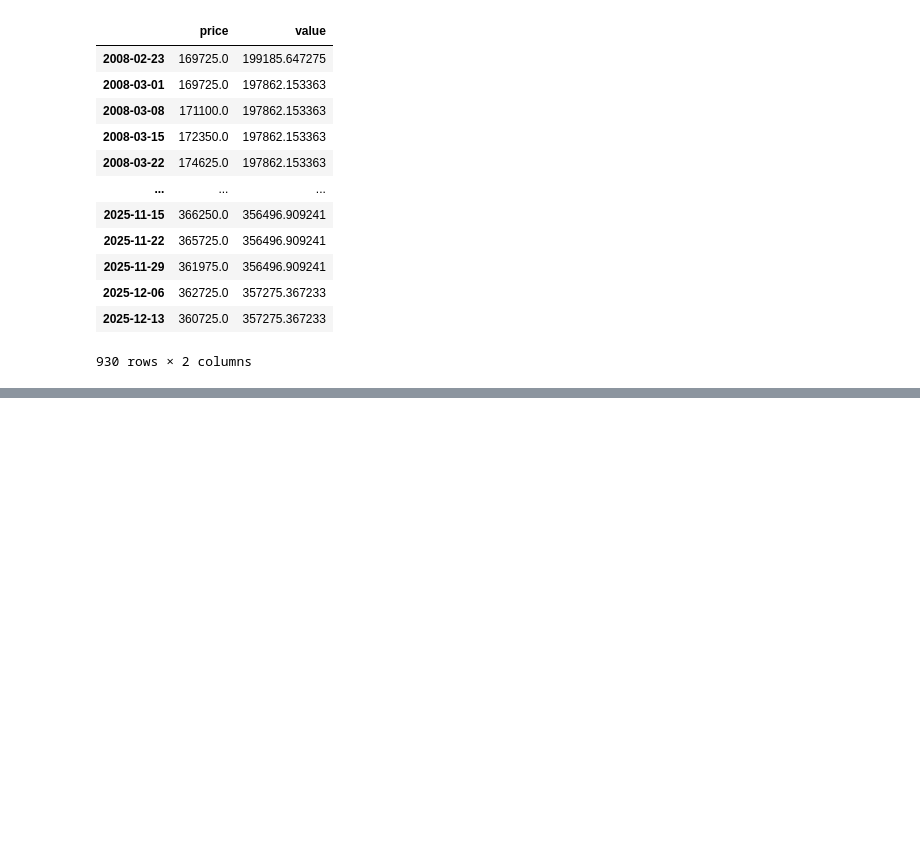
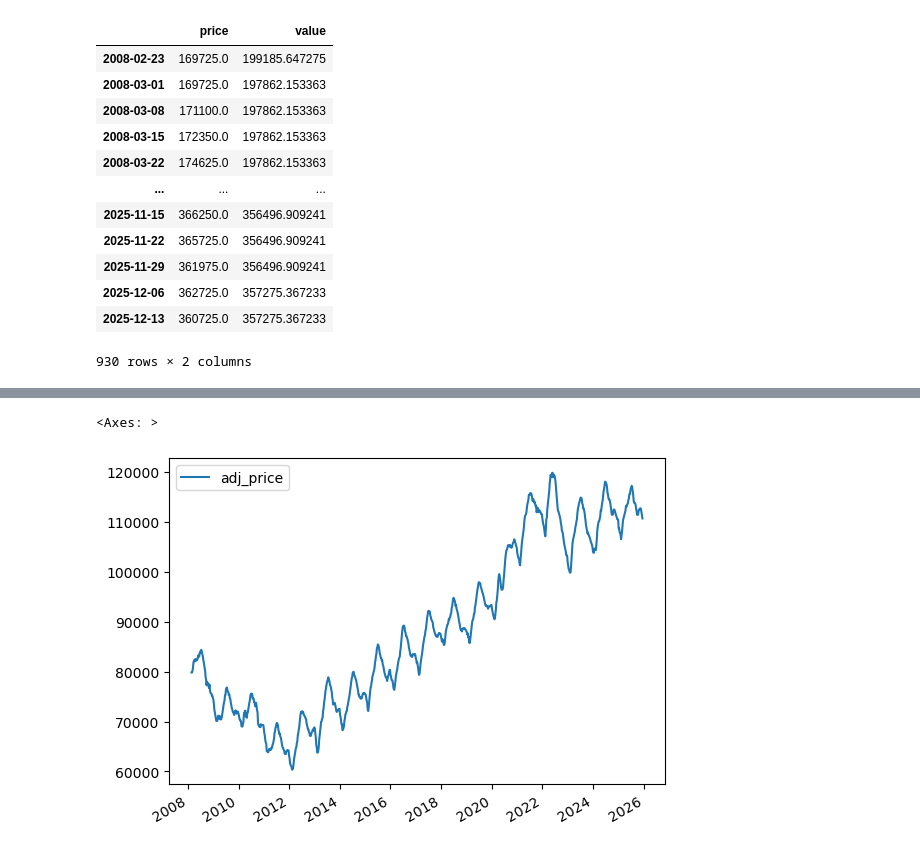
Before and after one commit to Zemoik/House-Price-Predictor, a Jupyter notebook: priceslive.ipynb, the cells around one changed output, grey strips where cells are left out. Drawn from its saved outputs; the diff is of its cells as text; code cells hidden in the pictures; blank space fills up the shorter version.

```diff
--- a/priceslive.ipynb
+++ b/priceslive.ipynb
@@ -233,0 +315,7 @@ price_data
+# %%
+price_data["adj_price"] = price_data["price"]/price_data["cpi"] * 100
+# %%
+price_data.plot.line(y="adj_price", use_index=True)
+# %% [output]
+<Axes: >
+[figure, added]
```
Also changed, not shown: parts of 20 cells of this notebook.
